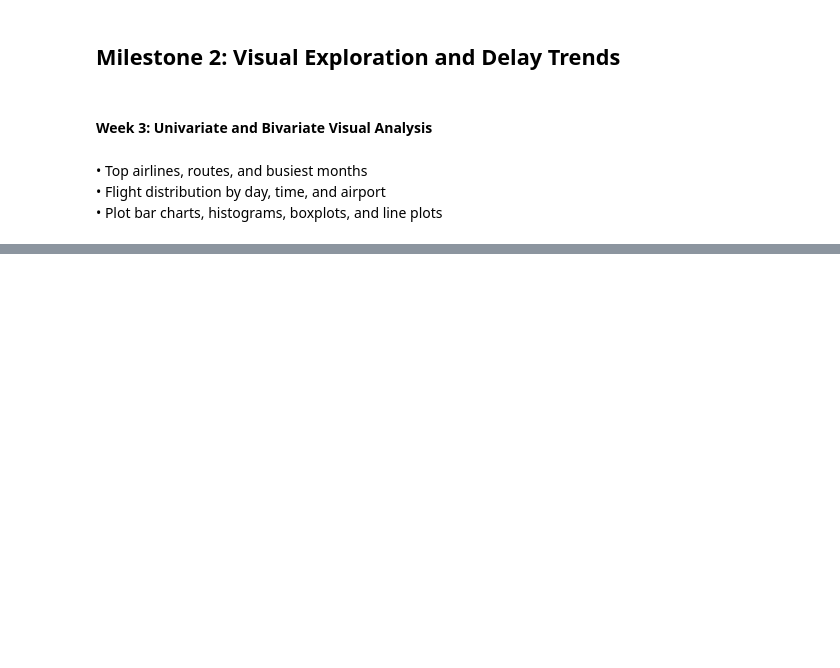
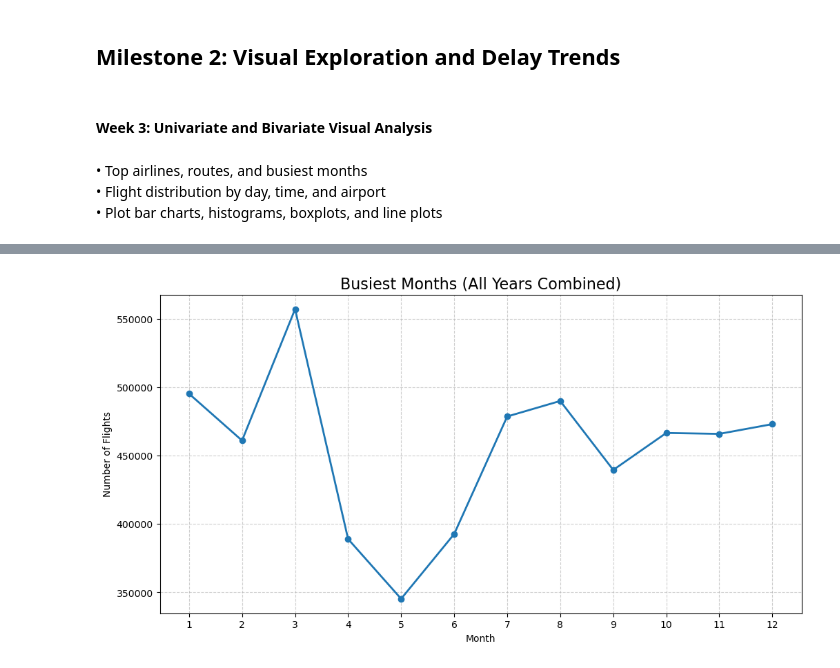
Before and after one commit to ShwetaGurram/DV-AirFly-Insights-ShwetaGurram, a Jupyter notebook: AirFly_Insights.ipynb, the cells around one changed output, grey strips where cells are left out. Cells and saved outputs as stored; diff of their text form; code cells hidden in the pictures; blank space fills up the shorter version.

```diff
--- a/AirFly_Insights.ipynb
+++ b/AirFly_Insights.ipynb
@@ -436,0 +506,17 @@ df_cleaned.to_csv(r"D:\AirFly_Insights\data\preprocessed_data.csv", index=False)
+# %%
+# Busiest Months
+
+# Group by Month (across all years)
+monthly_flights = df_preprocessed_data.groupby("Month").size().reset_index(name="Flights")
+
+# Plot
+plt.figure(figsize=(12,6))
+plt.plot(monthly_flights["Month"], monthly_flights["Flights"], marker="o", linewidth=2)
+plt.title("Busiest Months (All Years Combined)", fontsize=16)
+plt.xlabel("Month")
+plt.ylabel("Number of Flights")
+plt.xticks(range(1,13))
+plt.grid(True, linestyle="--", alpha=0.6)
+plt.show()
+# %% [output]
+[figure, added]
```
Also changed, not shown: parts of 17 cells of this notebook.
